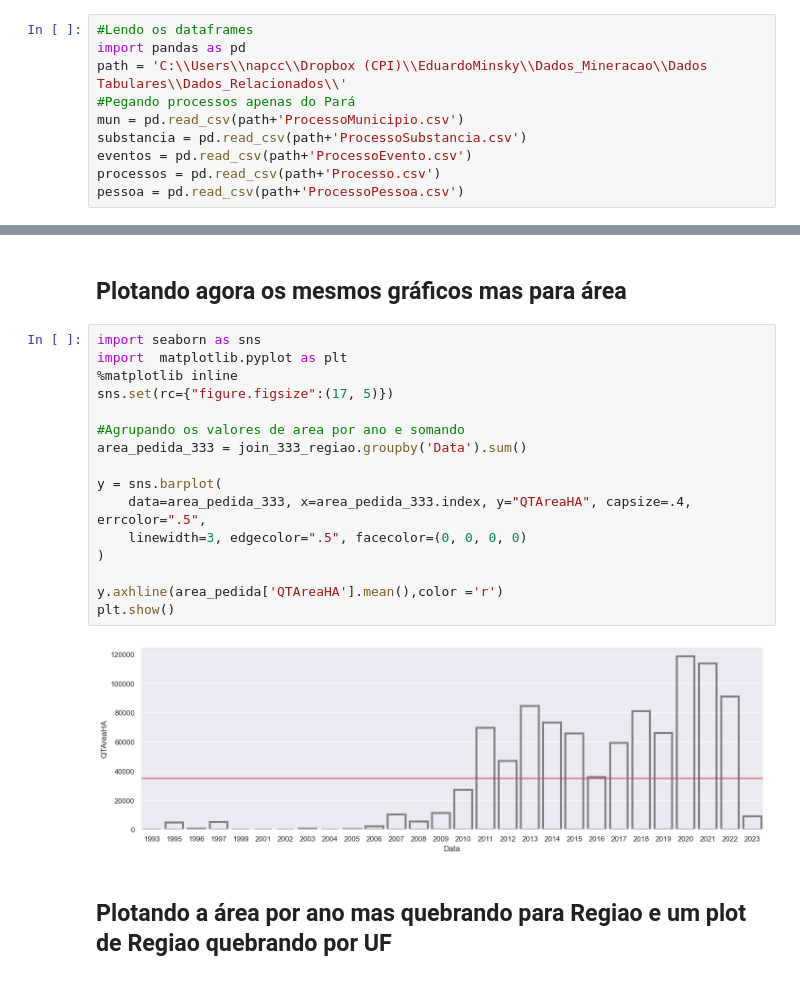
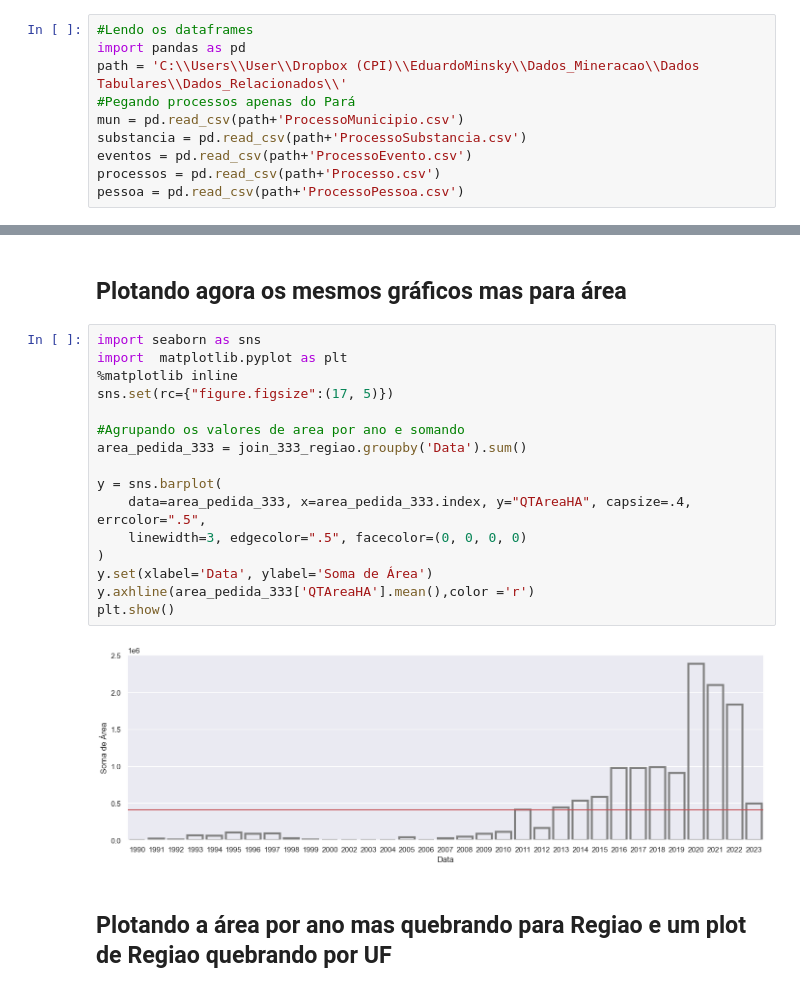
Before and after one commit to EduMinsky/GoldMiningAnalysis, a Jupyter notebook: Analise dos Pedidos de Mineração Por Área.ipynb, the cells around one changed output, grey strips where cells are left out. Saved outputs shown, nothing was run; the diff lists cells and outputs as text.

```diff
--- a/Analise dos Pedidos de Mineração Por Área.ipynb
+++ b/Analise dos Pedidos de Mineração Por Área.ipynb
@@ -1,7 +1,7 @@
 # %%
 #Lendo os dataframes
 import pandas as pd
-path = 'C:\\Users\\napcc\\Dropbox (CPI)\\EduardoMinsky\\Dados_Mineracao\\Dados Tabulares\\Dados_Relacionados\\'
+path = 'C:\\Users\\User\\Dropbox (CPI)\\EduardoMinsky\\Dados_Mineracao\\Dados Tabulares\\Dados_Relacionados\\'
 #Pegando processos apenas do Pará
 mun = pd.read_csv(path+'ProcessoMunicipio.csv')
 substancia = pd.read_csv(path+'ProcessoSubstancia.csv')
@@ -72,21 +72,21 @@ See the caveats in the documentation: https://pandas.pydata.org/pandas-docs/stab
 # %%
 import seaborn as sns
 import  matplotlib.pyplot as plt
 %matplotlib inline
 sns.set(rc={"figure.figsize":(17, 5)})
 
 #Agrupando os valores de area por ano e somando
 area_pedida_333 = join_333_regiao.groupby('Data').sum()
 
 y = sns.barplot(
     data=area_pedida_333, x=area_pedida_333.index, y="QTAreaHA", capsize=.4, errcolor=".5",
     linewidth=3, edgecolor=".5", facecolor=(0, 0, 0, 0)
 )
-
-y.axhline(area_pedida['QTAreaHA'].mean(),color ='r')
+y.set(xlabel='Data', ylabel='Soma de Área')
+y.axhline(area_pedida_333['QTAreaHA'].mean(),color ='r')
 plt.show()
 # %% [output]
-[figure, old version]
+[figure, new version]
 # %% [markdown]
 ## Plotando a área por ano mas quebrando para Regiao e um plot de Regiao quebrando por UF
 # %%
```
Also changed, not shown: parts of 5 cells of this notebook, 4 other files.
